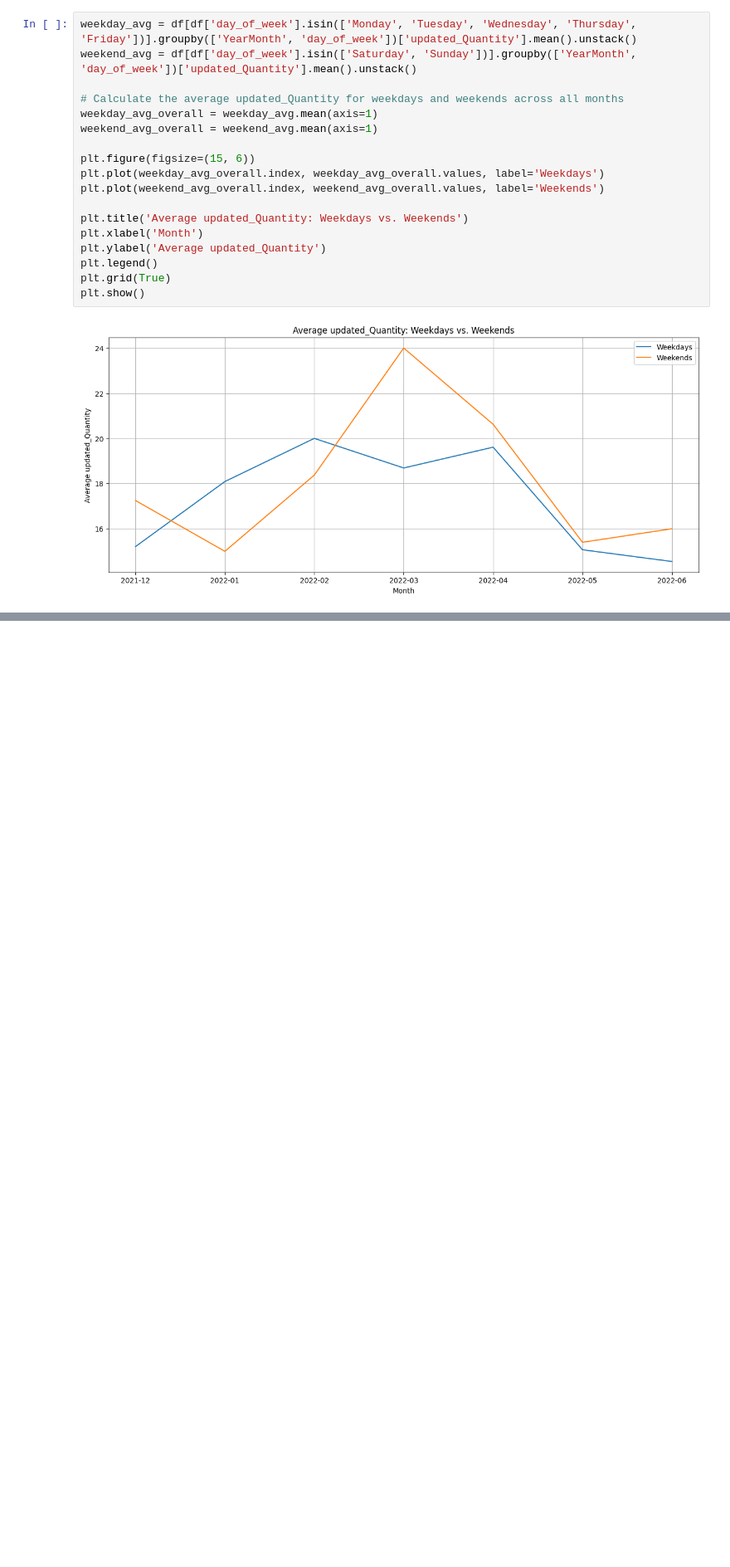
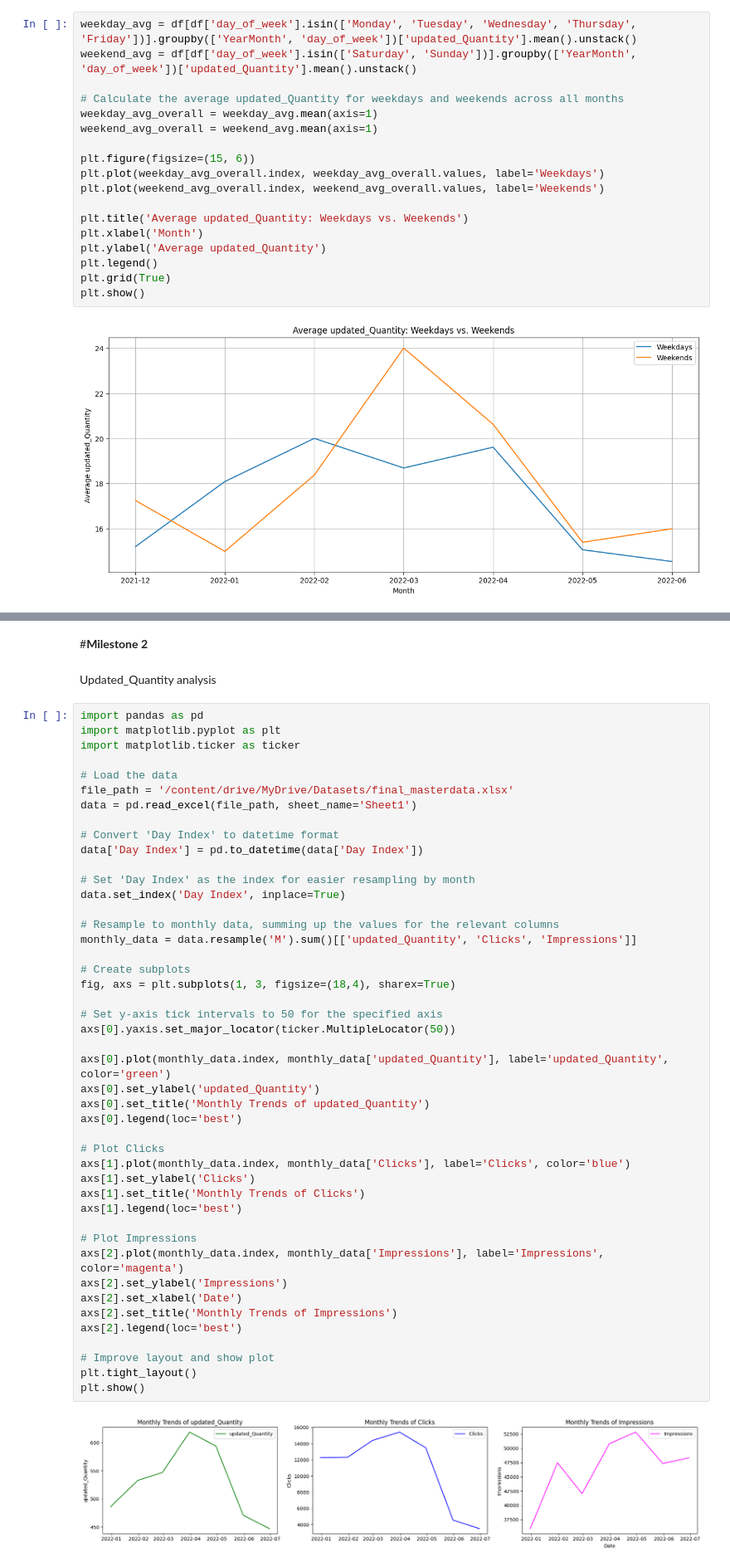
Before and after one commit to UdaySankarDe/UdaySankar-Infosys-Nov24, a Jupyter notebook: FutureCart.ipynb, the cells around one changed output, grey strips where cells are left out. Shown at 83% size. Cells and saved outputs as stored; diff of their text form; blank space fills up the shorter version.

```diff
--- a/FutureCart.ipynb
+++ b/FutureCart.ipynb
@@ -572,0 +646,51 @@ plt.show()
+# %% [markdown]
+#**Milestone 2**
+# %% [markdown]
+Updated_Quantity analysis
+# %%
+import pandas as pd
+import matplotlib.pyplot as plt
+import matplotlib.ticker as ticker
+
+# Load the data
+file_path = '/content/drive/MyDrive/Datasets/final_masterdata.xlsx'
+data = pd.read_excel(file_path, sheet_name='Sheet1')
+
+# Convert 'Day Index' to datetime format
+data['Day Index'] = pd.to_datetime(data['Day Index'])
+
+# Set 'Day Index' as the index for easier resampling by month
+data.set_index('Day Index', inplace=True)
+
+# Resample to monthly data, summing up the values for the relevant columns
+monthly_data = data.resample('M').sum()[['updated_Quantity', 'Clicks', 'Impressions']]
+
+# Create subplots
+fig, axs = plt.subplots(1, 3, figsize=(18,4), sharex=True)
+
+# Set y-axis tick intervals to 50 for the specified axis
+axs[0].yaxis.set_major_locator(ticker.MultipleLocator(50))
+
+axs[0].plot(monthly_data.index, monthly_data['updated_Quantity'], label='updated_Quantity', color='green')
+axs[0].set_ylabel('updated_Quantity')
+axs[0].set_title('Monthly Trends of updated_Quantity')
+axs[0].legend(loc='best')
+
+# Plot Clicks
+axs[1].plot(monthly_data.index, monthly_data['Clicks'], label='Clicks', color='blue')
+axs[1].set_ylabel('Clicks')
+axs[1].set_title('Monthly Trends of Clicks')
+axs[1].legend(loc='best')
+
+# Plot Impressions
+axs[2].plot(monthly_data.index, monthly_data['Impressions'], label='Impressions', color='magenta')
+axs[2].set_ylabel('Impressions')
+axs[2].set_xlabel('Date')
+axs[2].set_title('Monthly Trends of Impressions')
+axs[2].legend(loc='best')
+
+# Improve layout and show plot
+plt.tight_layout()
+plt.show()
+# %% [output]
+[figure, added]
```
Also changed, not shown: parts of 54 cells of this notebook.
